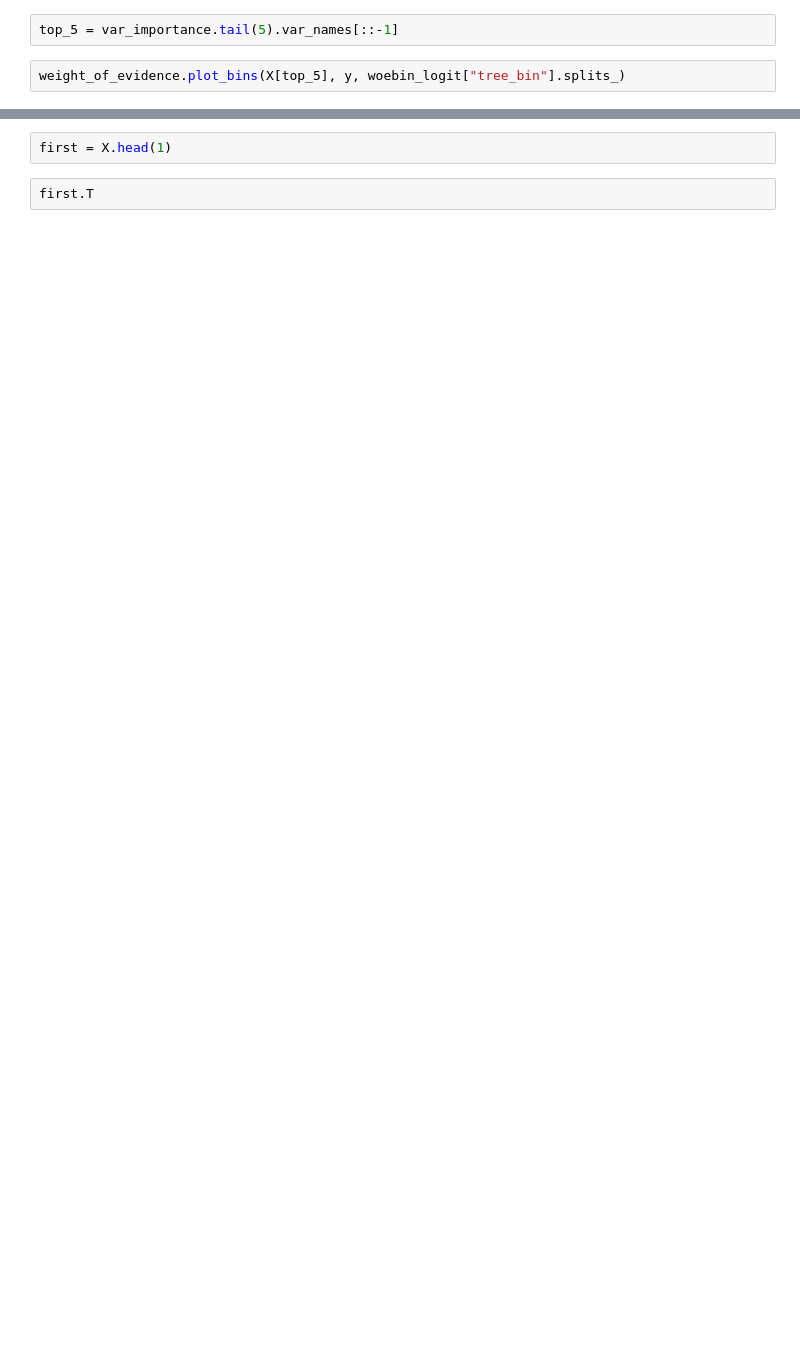
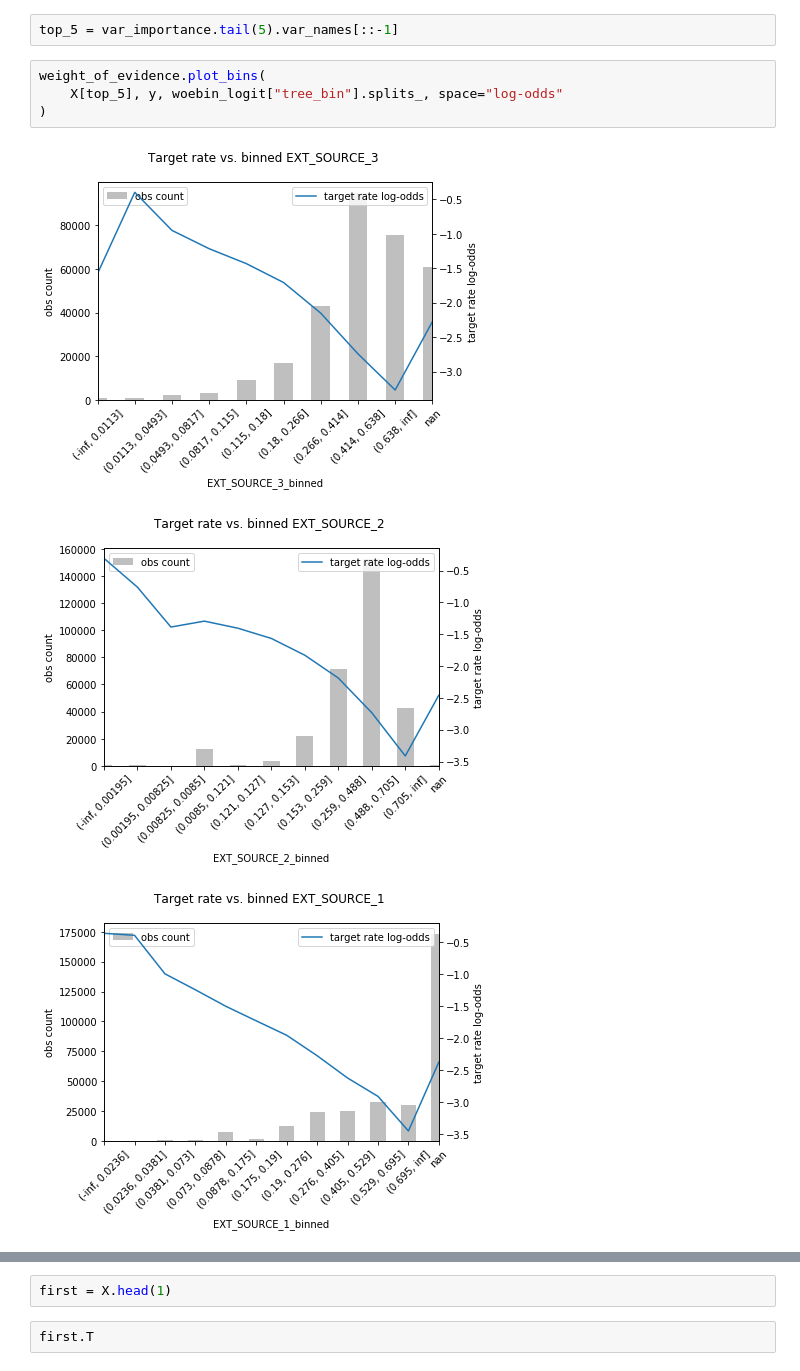
Before and after one commit to oli5679/WeightOfEvidenceDemo, a Jupyter notebook: Home Credit.ipynb, the cells around one changed output, grey strips where cells are left out. Cells and saved outputs as stored; diff of their text form; blank space fills up the shorter version.

```diff
--- a/Home Credit.ipynb
+++ b/Home Credit.ipynb
@@ -275,4 +295,10 @@ var_importance = plot_feature_importance(
 # %%
 top_5 = var_importance.tail(5).var_names[::-1]
 # %%
-weight_of_evidence.plot_bins(X[top_5], y, woebin_logit["tree_bin"].splits_)
+weight_of_evidence.plot_bins(
+    X[top_5], y, woebin_logit["tree_bin"].splits_, space="log-odds"
+)
+# %% [output]
+[figure, added]
+[figure, added]
+[figure, added]
```
Also changed, not shown: parts of 10 cells of this notebook, 3 other files.
